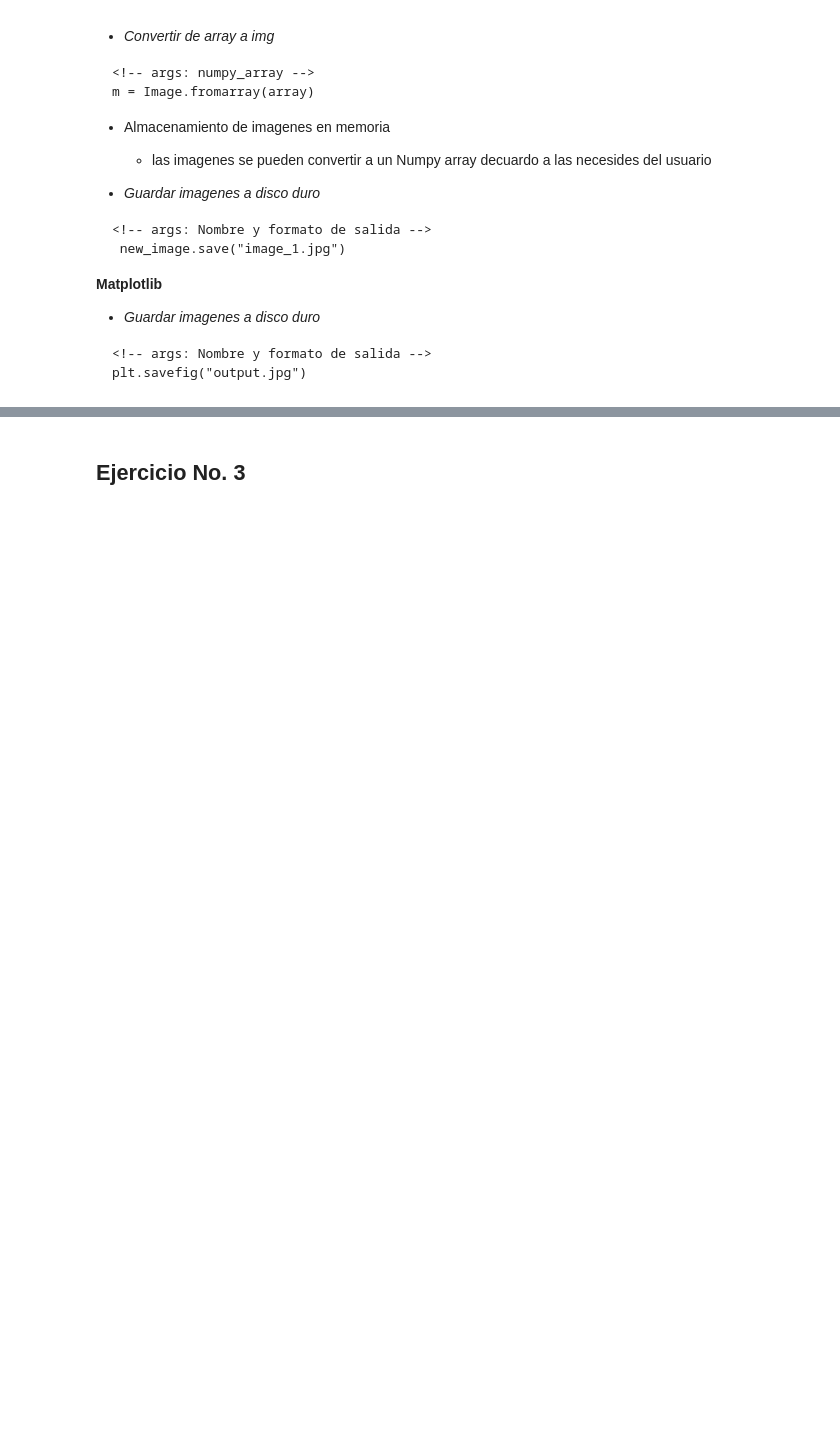
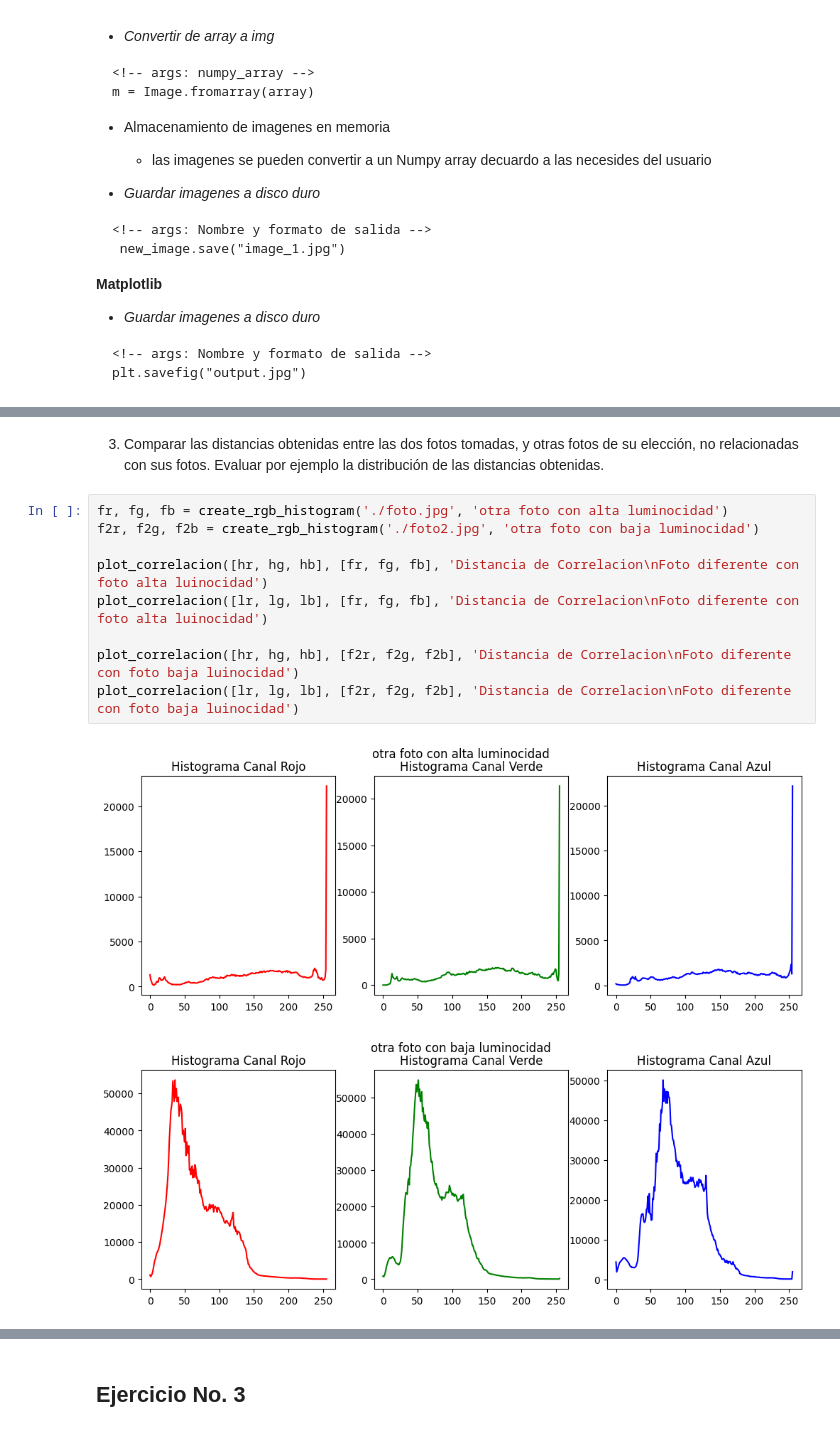
Before and after one commit to Diego-CB/Lista_1, a Jupyter notebook: Lista_1.ipynb, the cells around one changed output, grey strips where cells are left out. Drawn from its saved outputs; the diff is of its cells as text; blank space fills up the shorter version.

```diff
--- a/Lista_1.ipynb
+++ b/Lista_1.ipynb
@@ -77,0 +183,14 @@ plt.savefig("output.jpg")
+# %% [markdown]
+3. Comparar las distancias obtenidas entre las dos fotos tomadas, y otras fotos de su elección, no relacionadas con sus fotos. Evaluar por ejemplo la distribución de las distancias obtenidas.
+# %%
+fr, fg, fb = create_rgb_histogram('./foto.jpg', 'otra foto con alta luminocidad')
+f2r, f2g, f2b = create_rgb_histogram('./foto2.jpg', 'otra foto con baja luminocidad')
+
+plot_correlacion([hr, hg, hb], [fr, fg, fb], 'Distancia de Correlacion\nFoto diferente con foto alta luinocidad')
+plot_correlacion([lr, lg, lb], [fr, fg, fb], 'Distancia de Correlacion\nFoto diferente con foto alta luinocidad')
+
+plot_correlacion([hr, hg, hb], [f2r, f2g, f2b], 'Distancia de Correlacion\nFoto diferente con foto baja luinocidad')
+plot_correlacion([lr, lg, lb], [f2r, f2g, f2b], 'Distancia de Correlacion\nFoto diferente con foto baja luinocidad')
+# %% [output]
+[figure, added]
+[figure, added]
```
Also changed, not shown: parts of 21 cells of this notebook, 4 other files.
